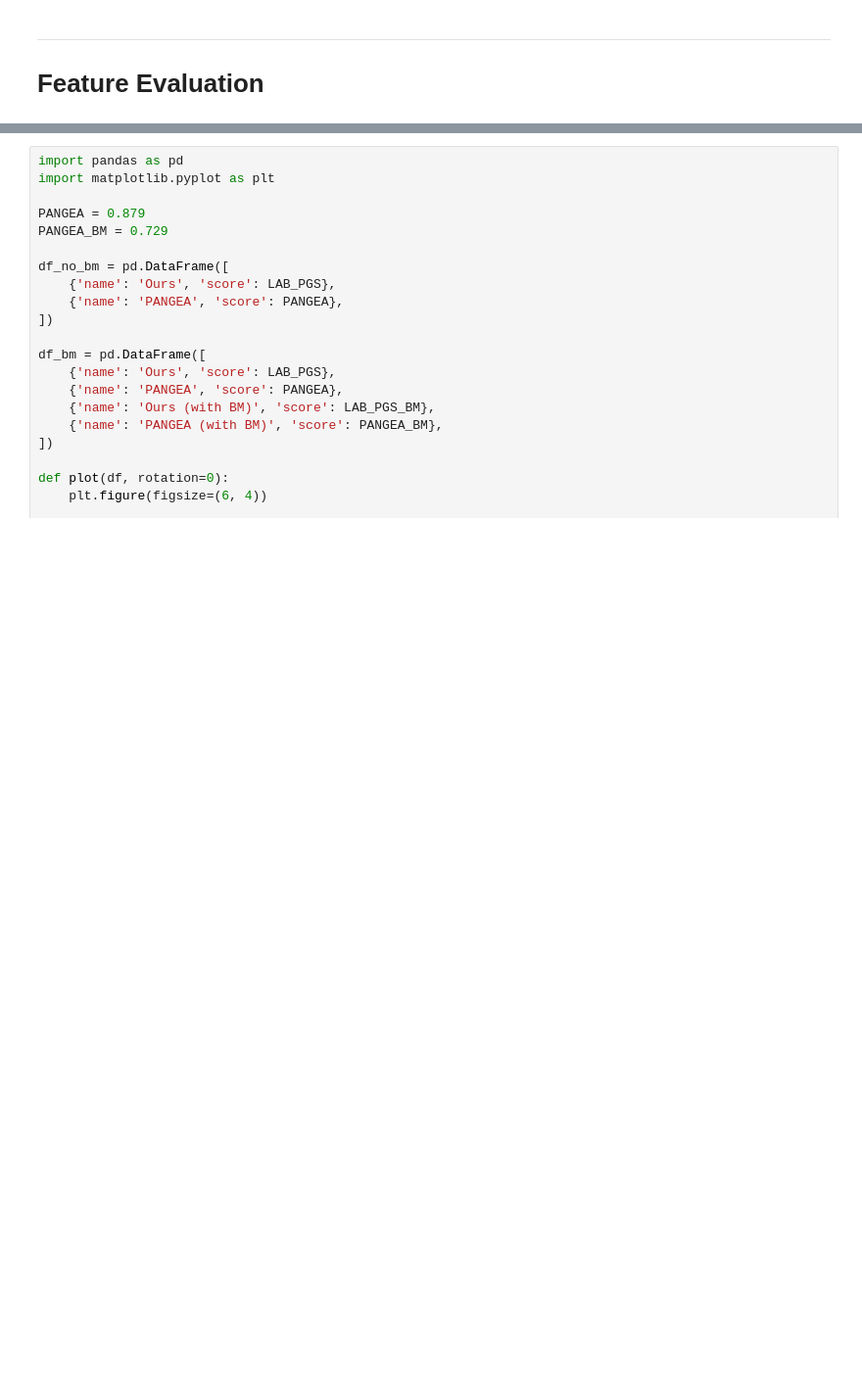
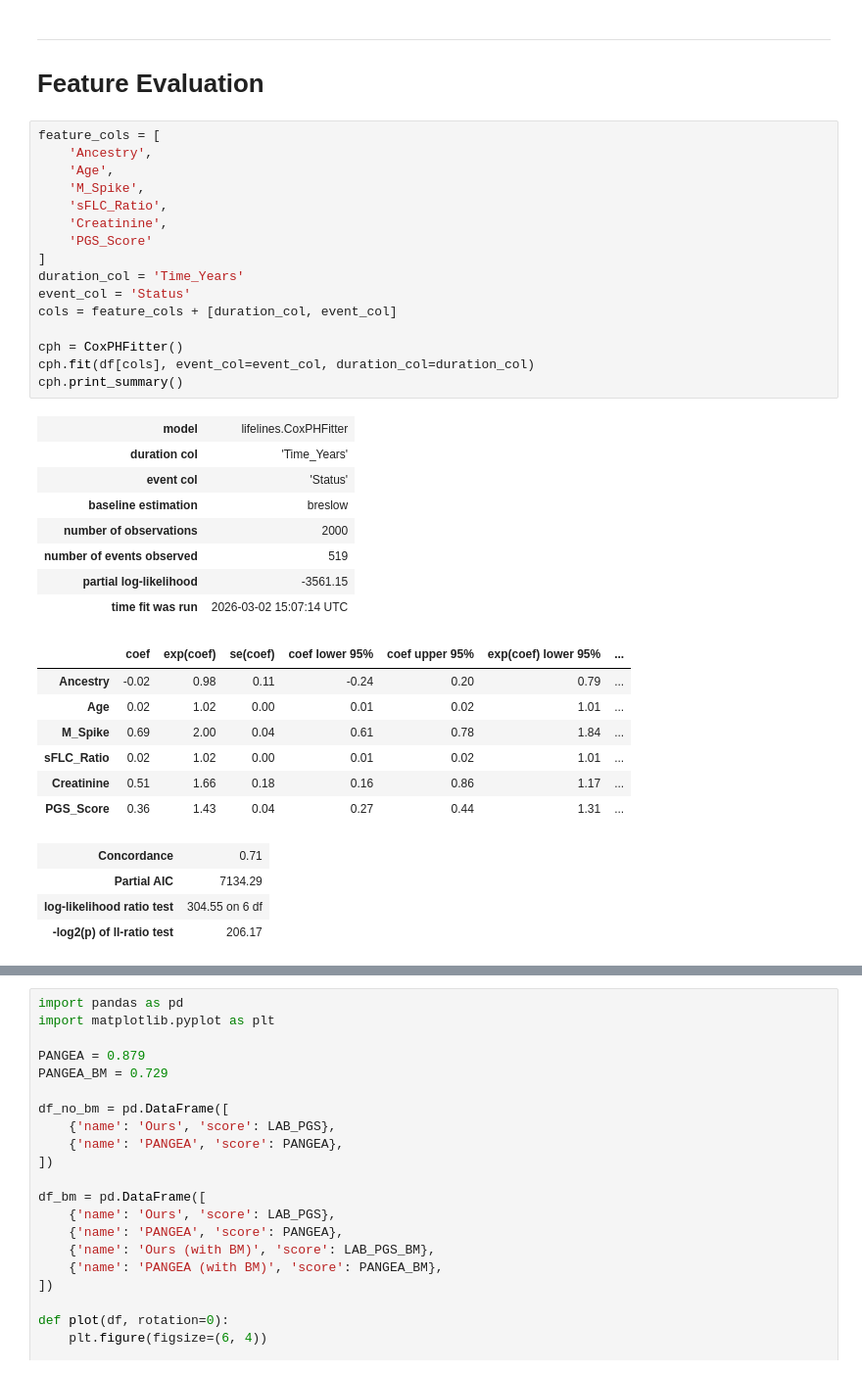
Before and after one commit to jafber/mm-predict, a Jupyter notebook: ml/cox_model.ipynb, the cells around one changed output, grey strips where cells are left out. Shown at 98% size. Drawn from its saved outputs; the diff is of its cells as text; blank space fills up the shorter version.

```diff
--- a/ml/cox_model.ipynb
+++ b/ml/cox_model.ipynb
@@ -155,4 +137,40 @@ According to the [docs](https://lifelines.readthedocs.io/en/latest/fitters/regre
 ---
 
 # Feature Evaluation
+# %%
+feature_cols = [
+    'Ancestry',
+    'Age',
+    'M_Spike',
+    'sFLC_Ratio',
+    'Creatinine',
+    'PGS_Score'
+]
+duration_col = 'Time_Years'
+event_col = 'Status'
+cols = feature_cols + [duration_col, event_col]
+
+cph = CoxPHFitter()
+cph.fit(df[cols], event_col=event_col, duration_col=duration_col)
+cph.print_summary()
+# %% [output]
+| model | lifelines.CoxPHFitter |
+| duration col | 'Time_Years' |
+| event col | 'Status' |
+| baseline estimation | breslow |
+| number of observations | 2000 |
+| number of events observed | 519 |
+| partial log-likelihood | -3561.15 |
+| time fit was run | 2026-03-02 15:07:14 UTC |
+|  | coef | exp(coef) | se(coef) | coef lower 95% | coef upper 95% | exp(coef) lower 95% | ... |
+| Ancestry | -0.02 | 0.98 | 0.11 | -0.24 | 0.20 | 0.79 | ... |
+| Age | 0.02 | 1.02 | 0.00 | 0.01 | 0.02 | 1.01 | ... |
+| M_Spike | 0.69 | 2.00 | 0.04 | 0.61 | 0.78 | 1.84 | ... |
+| sFLC_Ratio | 0.02 | 1.02 | 0.00 | 0.01 | 0.02 | 1.01 | ... |
+| Creatinine | 0.51 | 1.66 | 0.18 | 0.16 | 0.86 | 1.17 | ... |
+| PGS_Score | 0.36 | 1.43 | 0.04 | 0.27 | 0.44 | 1.31 | ... |
+| Concordance | 0.71 |
+| Partial AIC | 7134.29 |
+| log-likelihood ratio test | 304.55 on 6 df |
+| -log2(p) of ll-ratio test | 206.17 |
 # %%
```
Also changed, not shown: parts of 2 cells of this notebook, 11 other files.
